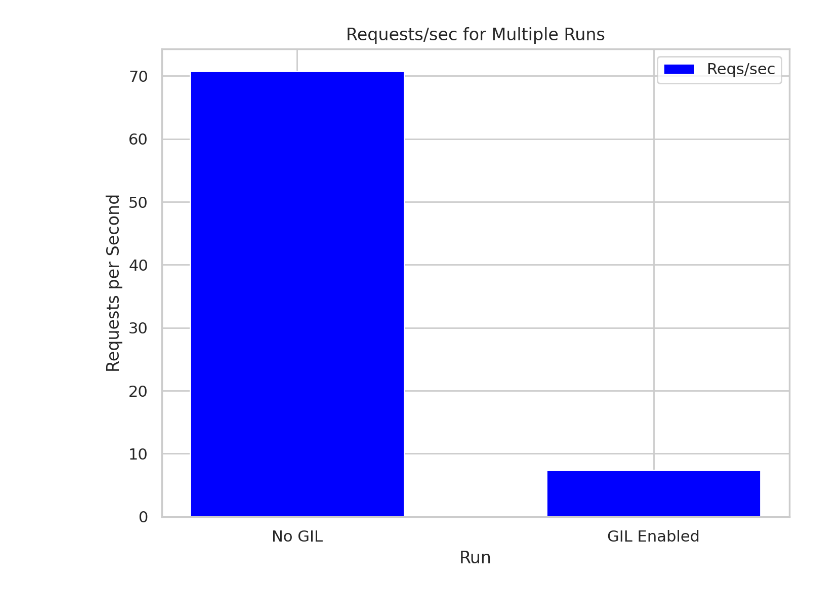
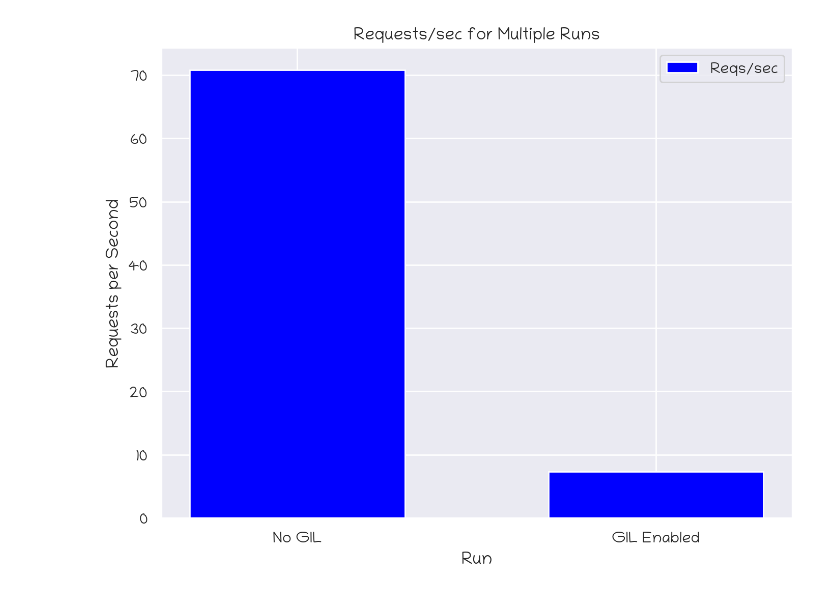
Before and after one commit to tpn/website, a Jupyter notebook: docs/blog/posts/2025-xx-xx-pytorch-and-python-free-threading/wrk-analysis.out.ipynb, the cells around one changed output. Cells and saved outputs as stored; diff of their text form; code cells hidden in the pictures.

```diff
--- a/docs/blog/posts/2025-xx-xx-pytorch-and-python-free-threading/wrk-analysis.out.ipynb
+++ b/docs/blog/posts/2025-xx-xx-pytorch-and-python-free-threading/wrk-analysis.out.ipynb
@@ -3,10 +3,21 @@
 # %%
 import numpy as np
-
+import pandas as pd
 import matplotlib.pylab as plt
 import seaborn as sns; sns.set()
 
 np.set_printoptions(threshold=np.inf)
+pd.set_option('display.max_rows', None)
+pd.set_option('display.max_columns', None)
+pd.set_option('display.width', None)
+pd.set_option('display.max_colwidth', None)
+
+#FONT_FAMILY = 'Purisa'
+#FONT_FAMILY = 'Sawasdee'
+#FONT_FAMILY = 'NanumGothic'
+FONT_FAMILY = 'Chilanka'
+
+plt.rcParams['font.family'] = FONT_FAMILY
 
 %matplotlib inline
 %config InlineBackend.figure_format = 'retina'
@@ -590,6 +655,6 @@ WrkRun.plot_cdfs_seaborn(runs=[wr01_1, wr01_2])
 # %%
-WrkRun.plot_rps_seaborn_runs(runs=[wr01_1, wr01_2])
+WrkRun.plot_rps_seaborn_runs(runs=[wr01_1, wr01_2], filename='wrk-01-rps-combined.svg')
 # %% [output]
-[figure, old version]
+[figure, new version]
 # %%
 wr02_1 = WrkRun.from_console_output('wrk-leopard-02-no-gil.txt')
```
Also changed, not shown: parts of 13 cells of this notebook, 53 other files.
